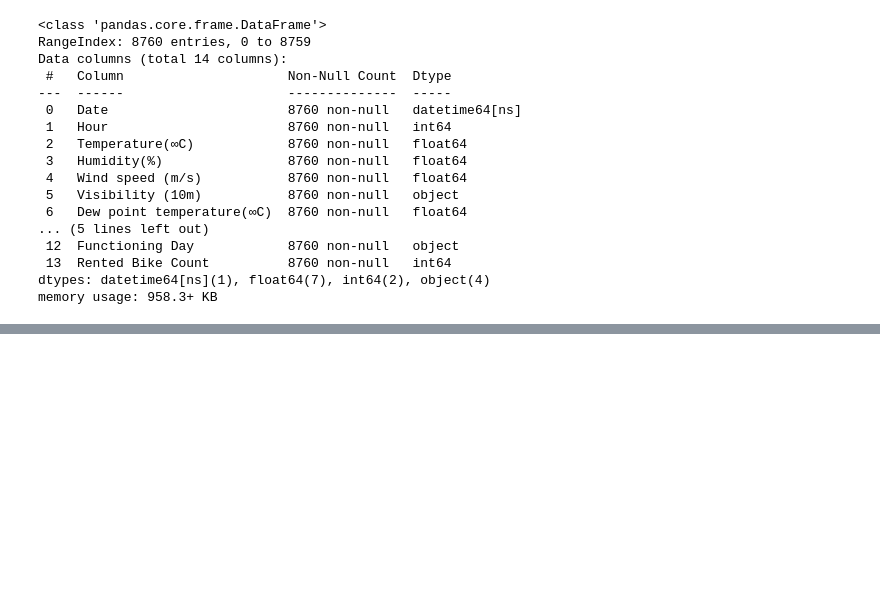
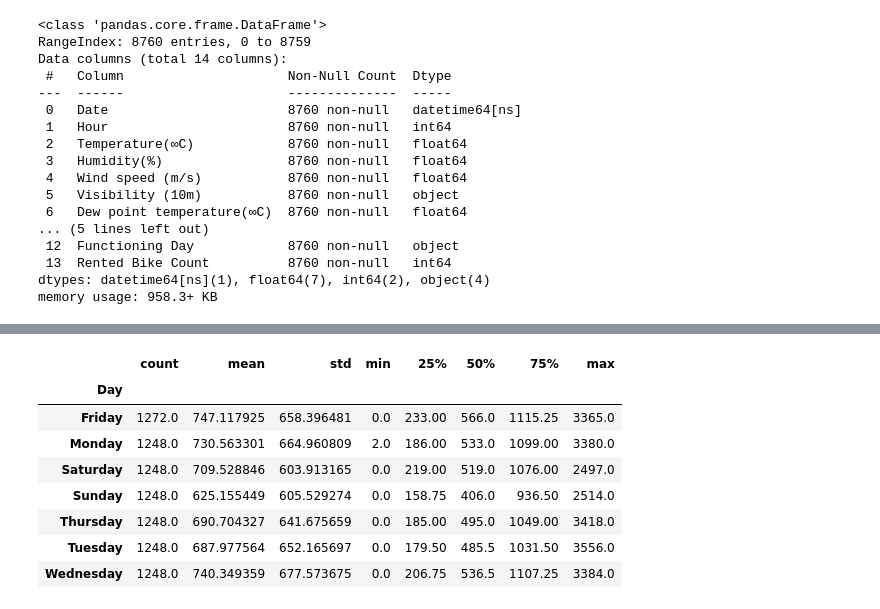
Before and after one commit to A1maan/seoul-bike-demand-project, a Jupyter notebook: ise291_project.ipynb, the cells around one changed output, grey strips where cells are left out. Saved outputs shown, nothing was run; the diff lists cells and outputs as text; code cells hidden in the pictures; blank space fills up the shorter version.

```diff
--- a/ise291_project.ipynb
+++ b/ise291_project.ipynb
@@ -108,0 +201,12 @@ memory usage: 958.3+ KB
+# %%
+df.groupby("Day")["Rented Bike Count"].describe()
+# %% [output]
+|  | count | mean | std | min | 25% | 50% | 75% | max |
+| Day |  |  |  |  |  |  |  |  |
+| Friday | 1272.0 | 747.117925 | 658.396481 | 0.0 | 233.00 | 566.0 | 1115.25 | 3365.0 |
+| Monday | 1248.0 | 730.563301 | 664.960809 | 2.0 | 186.00 | 533.0 | 1099.00 | 3380.0 |
+| Saturday | 1248.0 | 709.528846 | 603.913165 | 0.0 | 219.00 | 519.0 | 1076.00 | 2497.0 |
+| Sunday | 1248.0 | 625.155449 | 605.529274 | 0.0 | 158.75 | 406.0 | 936.50 | 2514.0 |
+| Thursday | 1248.0 | 690.704327 | 641.675659 | 0.0 | 185.00 | 495.0 | 1049.00 | 3418.0 |
+| Tuesday | 1248.0 | 687.977564 | 652.165697 | 0.0 | 179.50 | 485.5 | 1031.50 | 3556.0 |
+| Wednesday | 1248.0 | 740.349359 | 677.573675 | 0.0 | 206.75 | 536.5 | 1107.25 | 3384.0 |
```
Also changed, not shown: parts of 14 cells of this notebook.
